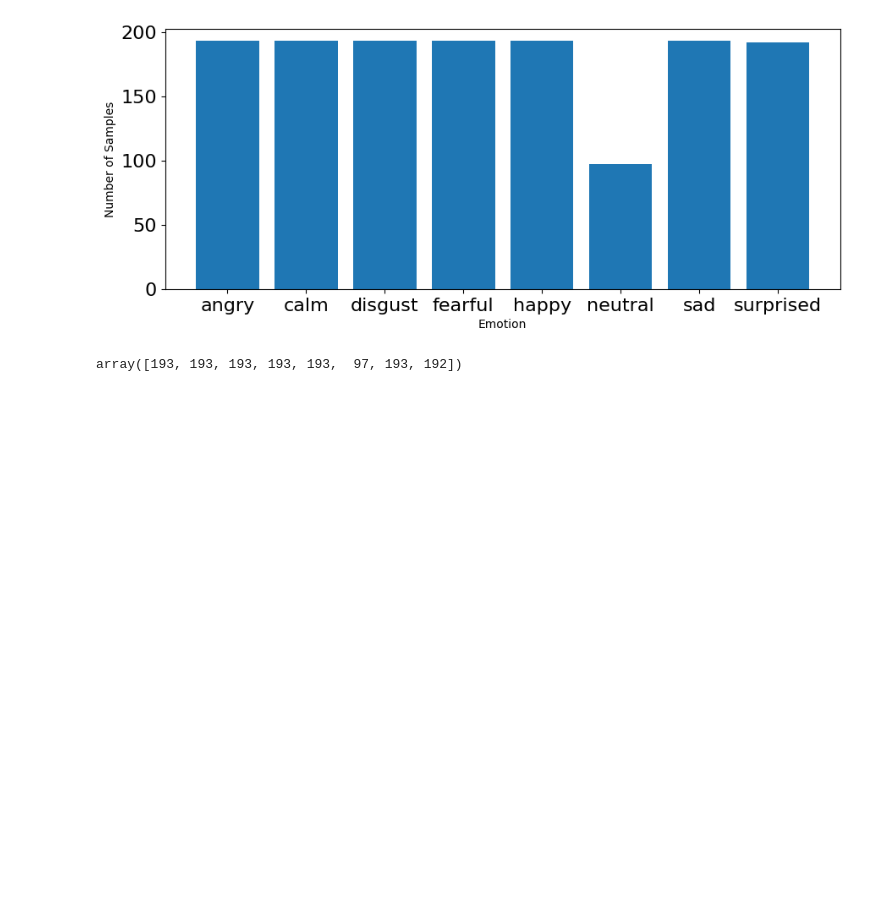
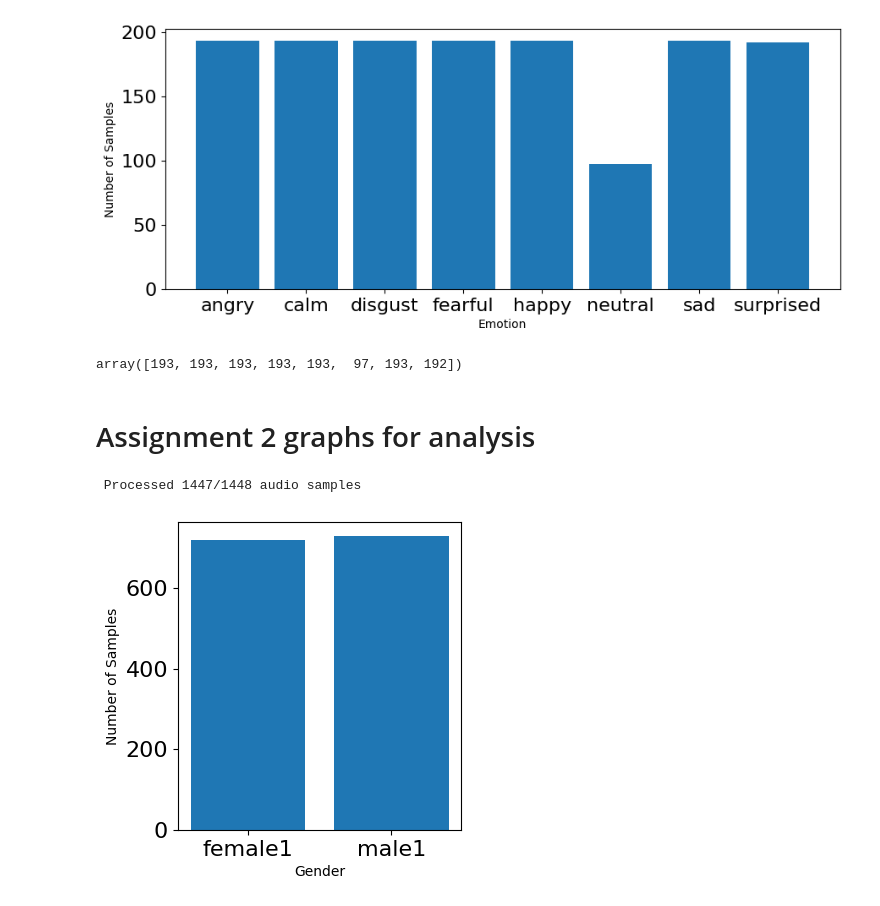
Before and after one commit to thomasp3450/Week2-DataPreprocessing, a Jupyter notebook: Week 2.ipynb, the cells around one changed output. Saved outputs shown, nothing was run; the diff lists cells and outputs as text; code cells hidden in the pictures; blank space fills up the shorter version.

Commit message:
Gendered representation graph added

```diff
--- a/Week 2.ipynb
+++ b/Week 2.ipynb
@@ -715,3 +717,47 @@ plt.show()
 count
 # %% [output]
 array([193, 193, 193, 193, 193,  97, 193, 192])
+# %% [markdown]
+# Assignment 2 graphs for analysis
+# %%
+gender_dict ={
+  '01': 'male',
+  '02': 'female'
+}
+# %%
+def load_data_by_gender():
+    y=[]
+    count = 0
+    for file in glob.glob("Documents/GitHub/Week2-DataPreprocessing/Audio Data/*/*.wav"):
+        file_name=os.path.basename(file)
+        actor_number = int(file_name.split("-")[6].split(".")[0])
+
+        if actor_number %2 == 0:
+            gendervalue = '02' #females on even
+        else:
+            gendervalue = '01' #males on odd
+
+        y.append(gender_dict[gendervalue])
+        count += 1
+        # '\r' + end='' results in printing over same line
+        print('\r' + f' Processed {count}/{1448} audio samples',end=' ')
+    # Return arrays to plug into sklearn's cross-validation algorithms
+    return np.array(y)
+# %%
+genders = load_data_by_gender()
+# %% [output]
+ Processed 1447/1448 audio samples
+# %%
+# plot emotions by gender
+plt.figure(figsize=(30,4))
+plt.subplot(1,7,1)
+#np.unique returns ordered list of unique elements and count of each element
+gender_list, count = np.unique(genders, return_counts=True)
+plt.bar(x=range(len(gender_list)), height=count)
+plt.xticks(ticks=range(2), labels = [genders for genders in gender_list],fontsize=10)
+plt.xlabel('Gender')
+plt.tick_params(labelsize=16)
+plt.ylabel('Number of Samples')
+plt.show()
+# %% [output]
+[figure, added]
```
Also changed, not shown: parts of 2 cells of this notebook.
